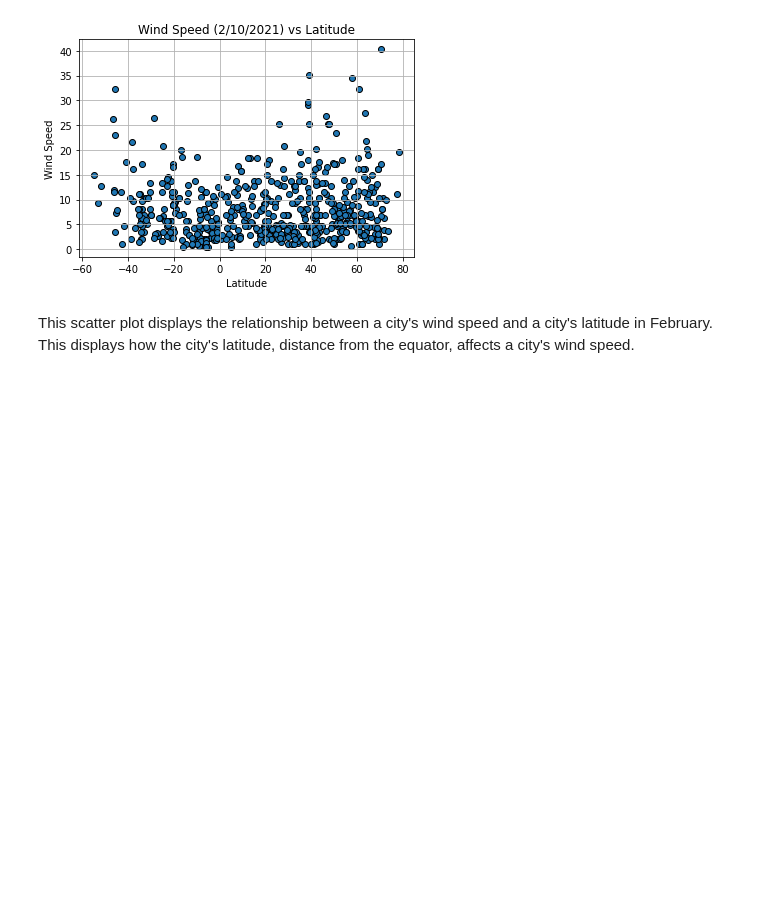
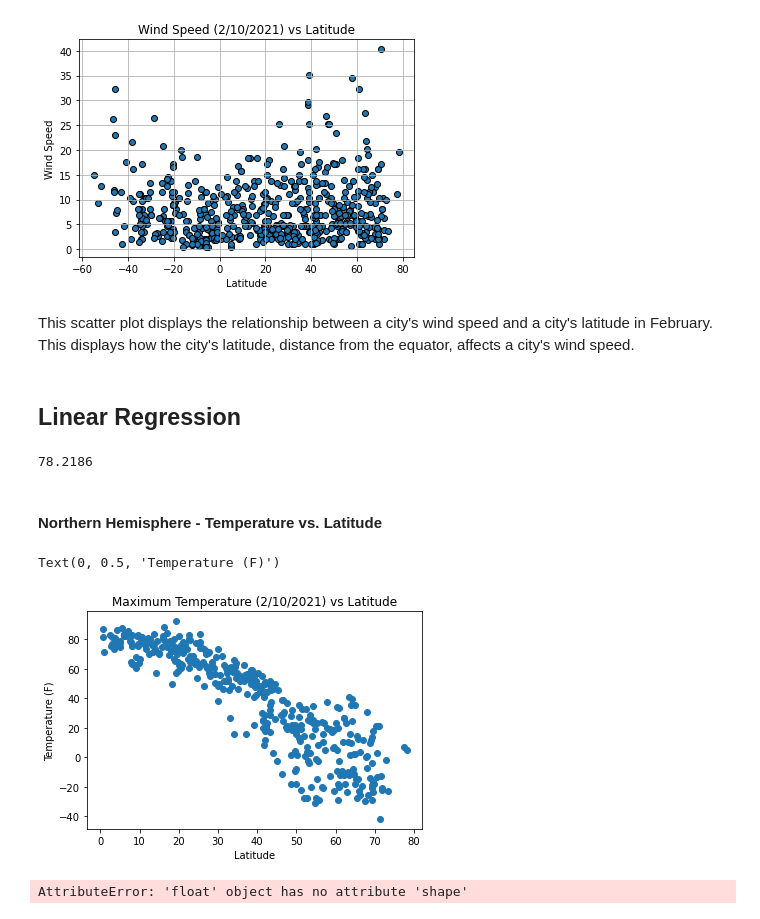
Before and after one commit to jroy22/python-api-challenge, a Jupyter notebook: WeatherPy/WeatherPy.ipynb, the cells around one changed output. Cells and saved outputs as stored; diff of their text form; code cells hidden in the pictures; blank space fills up the shorter version.

Commit message:
Added code to get the linregression of graphs

```diff
--- a/WeatherPy/WeatherPy.ipynb
+++ b/WeatherPy/WeatherPy.ipynb
@@ -171,4 +167,2 @@ city_Weather['Humidity'].max()
-# %%
-city_Weather = city_Weather.loc[city_Weather['Humidity'] <= 100, :]
 # %% [markdown]
 ## Plotting the Data
@@ -243,3 +237,45 @@ plt.show()
 [figure]
 # %% [markdown]
 This scatter plot displays the relationship between a city's wind speed and a city's latitude in February. This displays how the city's latitude, distance from the equator, affects a city's wind speed.
+# %% [markdown]
+## Linear Regression
+# %%
+northern_hemisphere = city_Weather.loc[city_Weather["Lat"] >= 0, :]
+southern_hemisphere = city_Weather.loc[city_Weather["Lat"] <= 0, :]
+# %%
+n_lat = northern_hemisphere["Lat"]
+n_lat.max()
+# %% [output]
+78.2186
+# %%
+n_temp = northern_hemisphere["Max Temp"]
+n_hum = northern_hemisphere["Humidity"]
+n_cloud = northern_hemisphere["Cloudiness"]
+n_wind = northern_hemisphere["Wind Speed"]
+
+s_lat = southern_hemisphere["Lat"]
+s_temp = southern_hemisphere["Max Temp"]
+s_hum = southern_hemisphere["Humidity"]
+s_cloud = southern_hemisphere["Cloudiness"]
+s_wind = southern_hemisphere["Wind Speed"]
+# %% [markdown]
+#### Northern Hemisphere - Temperature vs. Latitude
+# %%
+# Scatter plot of temperature vs latitude of the cities
+
+plt.scatter(n_lat,n_temp, marker = "o")
+
+plt.title("Maximum Temperature (2/10/2021) vs Latitude")
+plt.xlabel("Latitude")
+plt.ylabel("Temperature (F)")
+# %% [output]
+Text(0, 0.5, 'Temperature (F)')
+[figure, added]
+# %%
+# Linear regression of N. Hemi Temperature vs Latitude
+(slope, intercept, rvalue, pvalue, stderr) = linregress(n_lat, n_temp)
+
+# creating my linear regression line
+regress_line = slope * n_lat + intercept
+# %% [output]
+AttributeError: 'float' object has no attribute 'shape'
```
Also changed, not shown: parts of 9 cells of this notebook.
